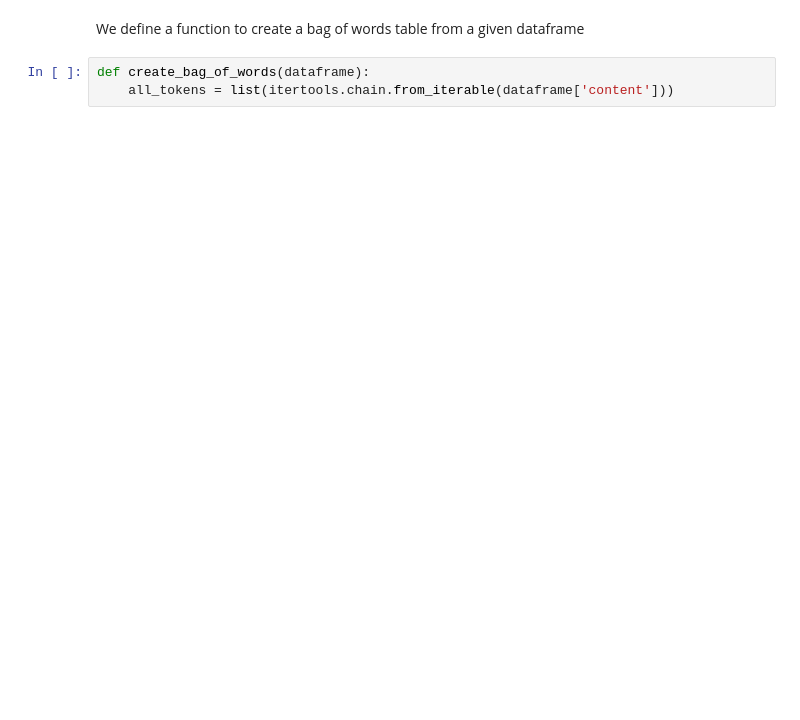
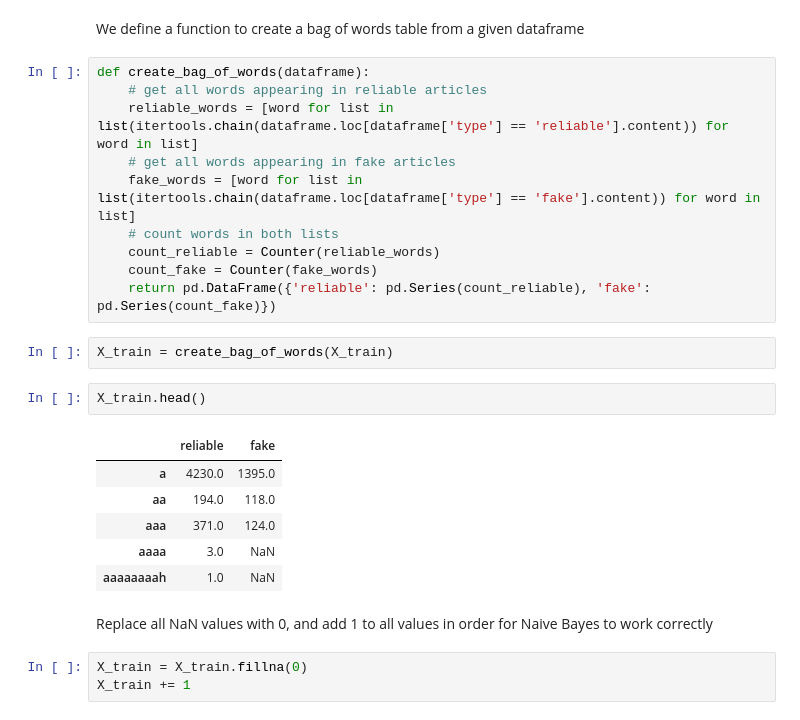
Before and after one commit to mikkel-kjaerulf/fake_news_detector, a Jupyter notebook: simple_model.ipynb, the cells around one changed output. Drawn from its saved outputs; the diff is of its cells as text; blank space fills up the shorter version.

Commit message:
Working on naive bayes

```diff
--- a/simple_model.ipynb
+++ b/simple_model.ipynb
@@ -16,5 +64,28 @@ X_val, X_test, y_val, y_test = train_test_split(X_val, y_val, test_size=0.5, ran
 # %% [markdown]
 We define a function to create a bag of words table from a given dataframe
-# %%
-def create_bag_of_words(dataframe):
-    all_tokens = list(itertools.chain.from_iterable(dataframe['content']))
+# %%
+def create_bag_of_words(dataframe):
+    # get all words appearing in reliable articles
+    reliable_words = [word for list in list(itertools.chain(dataframe.loc[dataframe['type'] == 'reliable'].content)) for word in list]
+    # get all words appearing in fake articles
+    fake_words = [word for list in list(itertools.chain(dataframe.loc[dataframe['type'] == 'fake'].content)) for word in list]
+    # count words in both lists
+    count_reliable = Counter(reliable_words)
+    count_fake = Counter(fake_words)
+    return pd.DataFrame({'reliable': pd.Series(count_reliable), 'fake': pd.Series(count_fake)})
+# %%
+X_train = create_bag_of_words(X_train)
+# %%
+X_train.head()
+# %% [output]
+|  | reliable | fake |
+| a | 4230.0 | 1395.0 |
+| aa | 194.0 | 118.0 |
+| aaa | 371.0 | 124.0 |
+| aaaa | 3.0 | NaN |
+| aaaaaaaah | 1.0 | NaN |
+# %% [markdown]
+Replace all NaN values with 0, and add 1 to all values in order for Naive Bayes to work correctly
+# %%
+X_train = X_train.fillna(0)
+X_train += 1
```
Also changed, not shown: parts of 27 cells of this notebook.
